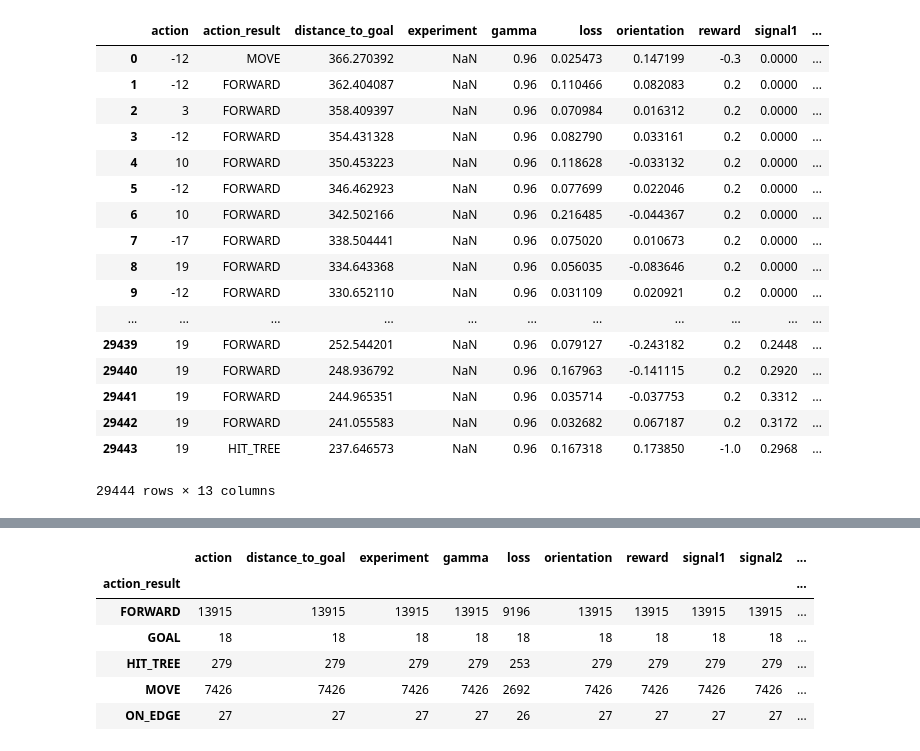
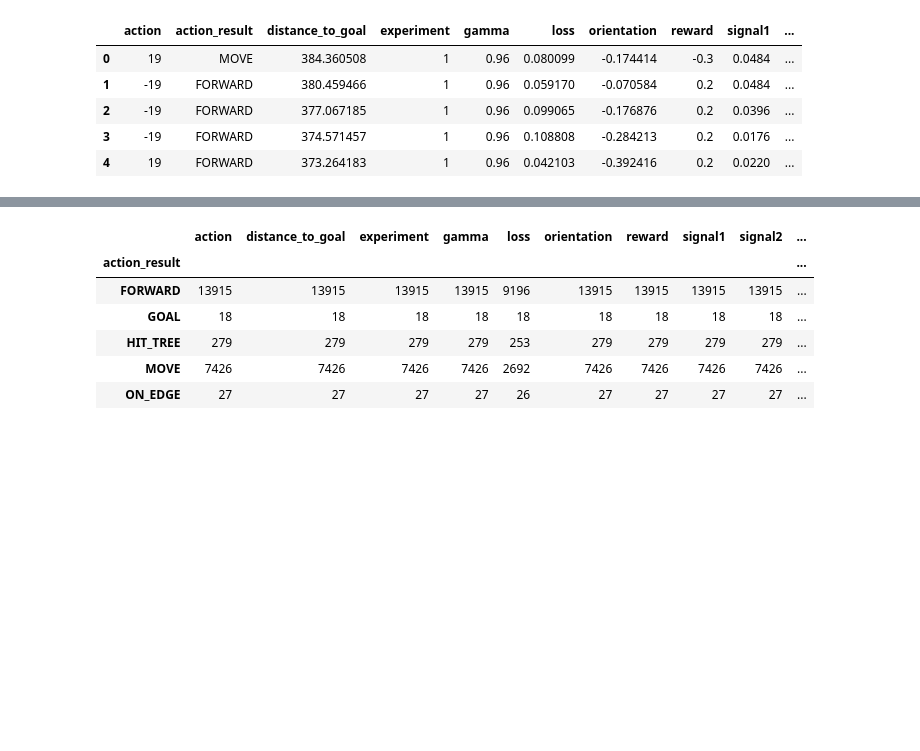
Before and after one commit to iknow1988/MAMIF, a Jupyter notebook: bat_simulation/notebooks/Eval.ipynb, the cells around one changed output, grey strips where cells are left out. Drawn from its saved outputs; the diff is of its cells as text; code cells hidden in the pictures; blank space fills up the shorter version.

```diff
--- a/bat_simulation/notebooks/Eval.ipynb
+++ b/bat_simulation/notebooks/Eval.ipynb
@@ -5,26 +5,14 @@ import matplotlib.pyplot as plt
 # %%
 df = pd.read_csv('../eval.csv')
 #df.groupby('experiment')['reward'].sum().plot()
-df
+df.head()
 # %% [output]
 |  | action | action_result | distance_to_goal | experiment | gamma | loss | orientation | reward | signal1 | ... |
-| 0 | -12 | MOVE | 366.270392 | NaN | 0.96 | 0.025473 | 0.147199 | -0.3 | 0.0000 | ... |
-| 1 | -12 | FORWARD | 362.404087 | NaN | 0.96 | 0.110466 | 0.082083 | 0.2 | 0.0000 | ... |
-| 2 | 3 | FORWARD | 358.409397 | NaN | 0.96 | 0.070984 | 0.016312 | 0.2 | 0.0000 | ... |
-| 3 | -12 | FORWARD | 354.431328 | NaN | 0.96 | 0.082790 | 0.033161 | 0.2 | 0.0000 | ... |
-| 4 | 10 | FORWARD | 350.453223 | NaN | 0.96 | 0.118628 | -0.033132 | 0.2 | 0.0000 | ... |
-| 5 | -12 | FORWARD | 346.462923 | NaN | 0.96 | 0.077699 | 0.022046 | 0.2 | 0.0000 | ... |
-| 6 | 10 | FORWARD | 342.502166 | NaN | 0.96 | 0.216485 | -0.044367 | 0.2 | 0.0000 | ... |
-| 7 | -17 | FORWARD | 338.504441 | NaN | 0.96 | 0.075020 | 0.010673 | 0.2 | 0.0000 | ... |
-| 8 | 19 | FORWARD | 334.643368 | NaN | 0.96 | 0.056035 | -0.083646 | 0.2 | 0.0000 | ... |
-| 9 | -12 | FORWARD | 330.652110 | NaN | 0.96 | 0.031109 | 0.020921 | 0.2 | 0.0000 | ... |
-| ... | ... | ... | ... | ... | ... | ... | ... | ... | ... | ... |
-| 29439 | 19 | FORWARD | 252.544201 | NaN | 0.96 | 0.079127 | -0.243182 | 0.2 | 0.2448 | ... |
-| 29440 | 19 | FORWARD | 248.936792 | NaN | 0.96 | 0.167963 | -0.141115 | 0.2 | 0.2920 | ... |
-| 29441 | 19 | FORWARD | 244.965351 | NaN | 0.96 | 0.035714 | -0.037753 | 0.2 | 0.3312 | ... |
-| 29442 | 19 | FORWARD | 241.055583 | NaN | 0.96 | 0.032682 | 0.067187 | 0.2 | 0.3172 | ... |
-| 29443 | 19 | HIT_TREE | 237.646573 | NaN | 0.96 | 0.167318 | 0.173850 | -1.0 | 0.2968 | ... |
+| 0 | 19 | MOVE | 384.360508 | 1 | 0.96 | 0.080099 | -0.174414 | -0.3 | 0.0484 | ... |
+| 1 | -19 | FORWARD | 380.459466 | 1 | 0.96 | 0.059170 | -0.070584 | 0.2 | 0.0484 | ... |
+| 2 | -19 | FORWARD | 377.067185 | 1 | 0.96 | 0.099065 | -0.176876 | 0.2 | 0.0396 | ... |
+| 3 | -19 | FORWARD | 374.571457 | 1 | 0.96 | 0.108808 | -0.284213 | 0.2 | 0.0176 | ... |
+| 4 | 19 | FORWARD | 373.264183 | 1 | 0.96 | 0.042103 | -0.392416 | 0.2 | 0.0220 | ... |
-29444 rows × 13 columns
 # %%
 df.groupby('action_result').count()
 # %% [output]
```
Also changed, not shown: parts of 1 cell of this notebook, 46 other files.
